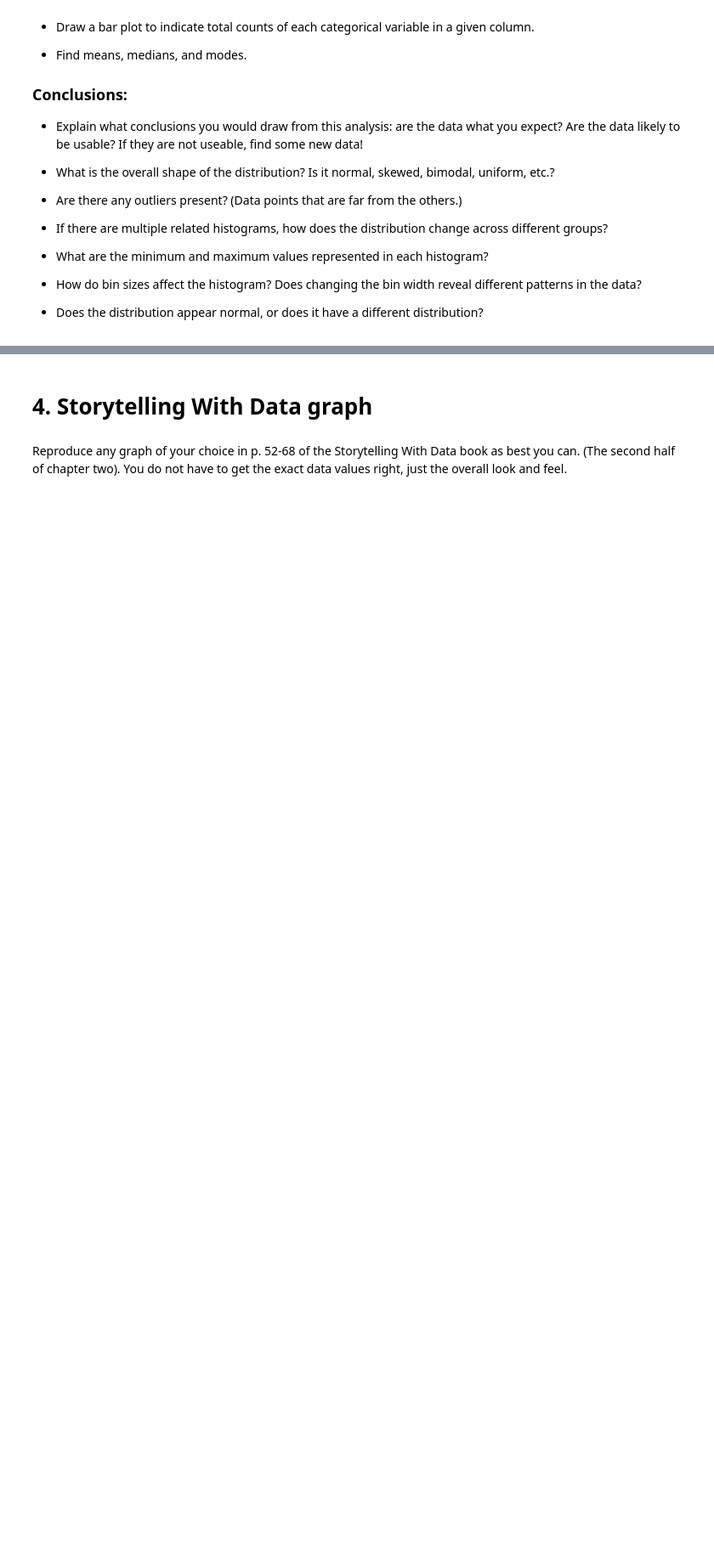
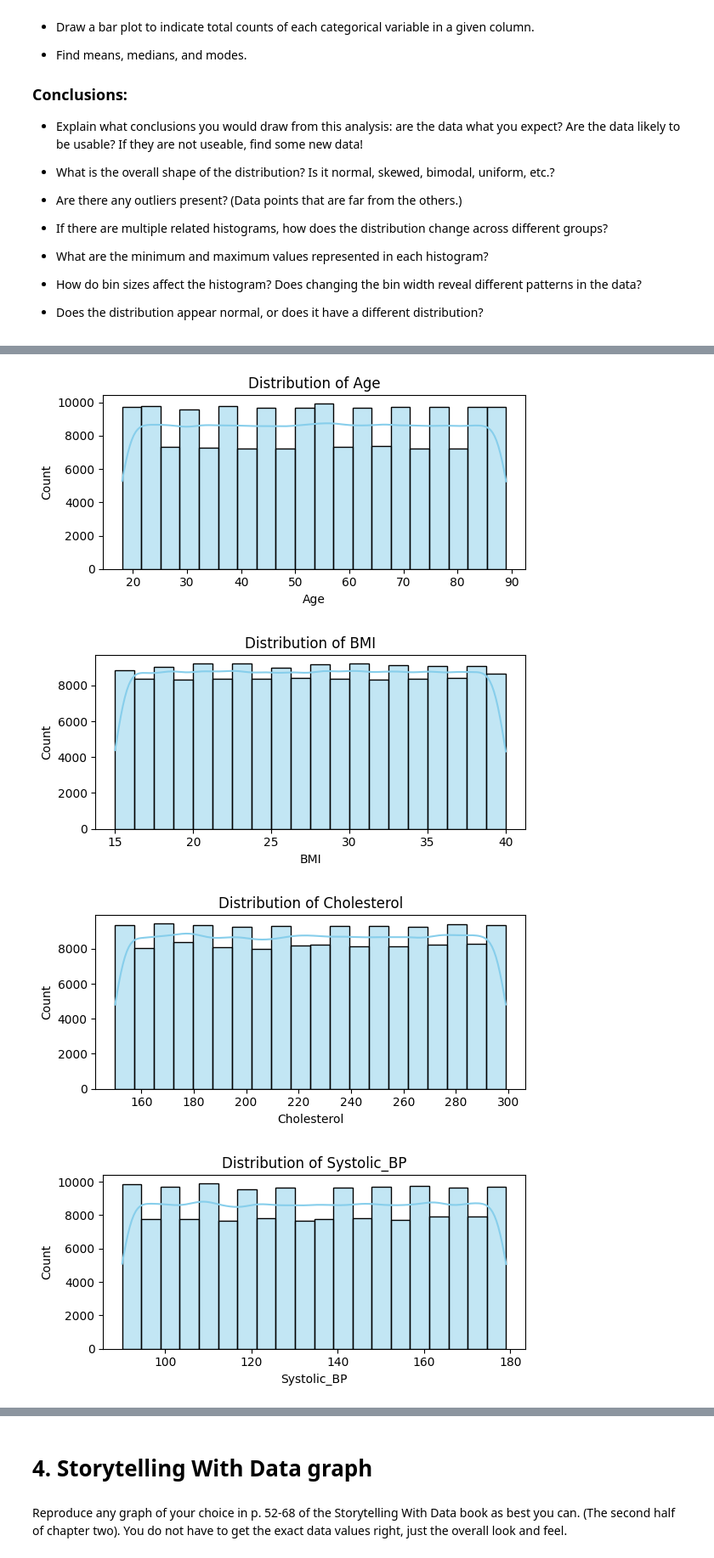
Before and after one commit to auwineza/ModB2-Week4-HW, a Jupyter notebook: OMDS-ModB2-Week4-Uwineza-Annick.ipynb, the cells around one changed output, grey strips where cells are left out. Shown at 85% size. Drawn from its saved outputs; the diff is of its cells as text; code cells hidden in the pictures; blank space fills up the shorter version.

```diff
--- a/OMDS-ModB2-Week4-Uwineza-Annick.ipynb
+++ b/OMDS-ModB2-Week4-Uwineza-Annick.ipynb
@@ -90,3 +90,10 @@ This week, you will do the same types of exercises as last week, but you should
 - How do bin sizes affect the histogram?  Does changing the bin width reveal different patterns in the data?
 
 - Does the distribution appear normal, or does it have a different distribution?
+# %%
+import pandas as pd
+
+df = pd.read_csv('hypertension_dataset 2.csv')
+df.head()
+print(df.shape)
+print(df.dtypes)
@@ -92,0 +118,7 @@ This week, you will do the same types of exercises as last week, but you should
+# %%
+num_cols = df.select_dtypes(include='number').columns
+stats = df[num_cols].agg(['mean', 'median', 'std'])
+print(stats)
+cat_cols = df.select_dtypes(include='object').columns
+for col in cat_cols:
+    print(col, df[col].mode()[0])
@@ -92,0 +143,15 @@ This week, you will do the same types of exercises as last week, but you should
+# %%
+import seaborn as sns
+import matplotlib.pyplot as plt
+
+for col in num_cols:
+    plt.figure(figsize=(6, 3))
+    sns.histplot(df[col], kde=True, bins=20, color='skyblue')
+    plt.title(f'Distribution of {col}')
+    plt.tight_layout()
+    plt.show()
+# %% [output]
+[figure, added]
+[figure, added]
+[figure, added]
+[figure, added]
```
Also changed, not shown: parts of 11 cells of this notebook.
